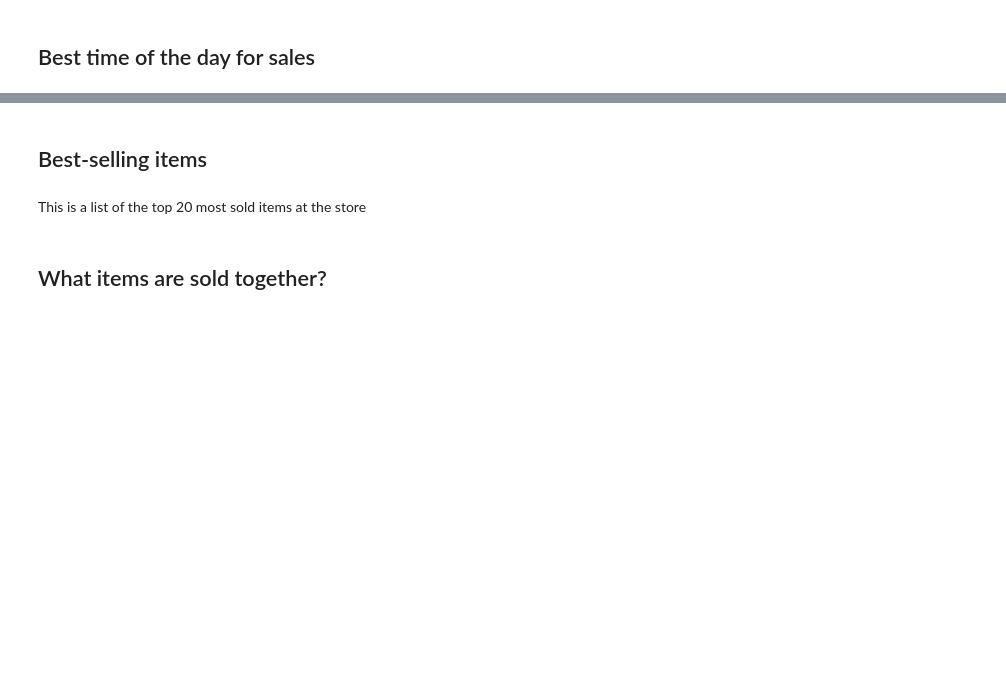
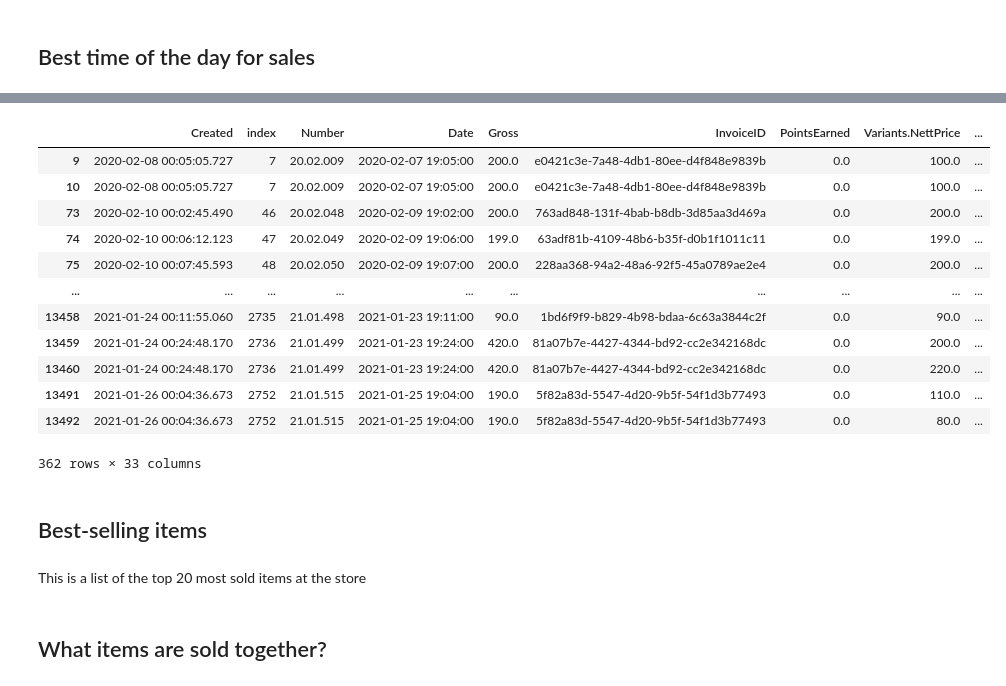
Before and after one commit to kvmvu/jamboml, a Jupyter notebook: jamboml.ipynb, the cells around one changed output, grey strips where cells are left out. Saved outputs shown, nothing was run; the diff lists cells and outputs as text; code cells hidden in the pictures; blank space fills up the shorter version.

```diff
--- a/jamboml.ipynb
+++ b/jamboml.ipynb
@@ -319,5 +425,3 @@ tags1_list = df.Tag1.value_counts().reset_index()
 tags2_list = df.Tag2.value_counts().reset_index()
 tags3_list = df.Tag3.value_counts().reset_index()
 tags4_list = df.Tag4.value_counts().reset_index()
-
-df['product']= pd.concat(df.Tag1, df.Tag2)
@@ -350,3 +481,20 @@ plt.show()
+# %%
+test = df.loc[(df['hour'] < 0)]
+test
+# %% [output]
+|  | Created | index | Number | Date | Gross | InvoiceID | PointsEarned | Variants.NettPrice | ... |
+| 9 | 2020-02-08 00:05:05.727 | 7 | 20.02.009 | 2020-02-07 19:05:00 | 200.0 | e0421c3e-7a48-4db1-80ee-d4f848e9839b | 0.0 | 100.0 | ... |
+| 10 | 2020-02-08 00:05:05.727 | 7 | 20.02.009 | 2020-02-07 19:05:00 | 200.0 | e0421c3e-7a48-4db1-80ee-d4f848e9839b | 0.0 | 100.0 | ... |
+| 73 | 2020-02-10 00:02:45.490 | 46 | 20.02.048 | 2020-02-09 19:02:00 | 200.0 | 763ad848-131f-4bab-b8db-3d85aa3d469a | 0.0 | 200.0 | ... |
+| 74 | 2020-02-10 00:06:12.123 | 47 | 20.02.049 | 2020-02-09 19:06:00 | 199.0 | 63adf81b-4109-48b6-b35f-d0b1f1011c11 | 0.0 | 199.0 | ... |
+| 75 | 2020-02-10 00:07:45.593 | 48 | 20.02.050 | 2020-02-09 19:07:00 | 200.0 | 228aa368-94a2-48a6-92f5-45a0789ae2e4 | 0.0 | 200.0 | ... |
+| ... | ... | ... | ... | ... | ... | ... | ... | ... | ... |
+| 13458 | 2021-01-24 00:11:55.060 | 2735 | 21.01.498 | 2021-01-23 19:11:00 | 90.0 | 1bd6f9f9-b829-4b98-bdaa-6c63a3844c2f | 0.0 | 90.0 | ... |
+| 13459 | 2021-01-24 00:24:48.170 | 2736 | 21.01.499 | 2021-01-23 19:24:00 | 420.0 | 81a07b7e-4427-4344-bd92-cc2e342168dc | 0.0 | 200.0 | ... |
+| 13460 | 2021-01-24 00:24:48.170 | 2736 | 21.01.499 | 2021-01-23 19:24:00 | 420.0 | 81a07b7e-4427-4344-bd92-cc2e342168dc | 0.0 | 220.0 | ... |
+| 13491 | 2021-01-26 00:04:36.673 | 2752 | 21.01.515 | 2021-01-25 19:04:00 | 190.0 | 5f82a83d-5547-4d20-9b5f-54f1d3b77493 | 0.0 | 110.0 | ... |
+| 13492 | 2021-01-26 00:04:36.673 | 2752 | 21.01.515 | 2021-01-25 19:04:00 | 190.0 | 5f82a83d-5547-4d20-9b5f-54f1d3b77493 | 0.0 | 80.0 | ... |
+362 rows × 33 columns
 # %% [markdown]
 ## Best-selling items
 # %%
```
Also changed, not shown: parts of 23 cells of this notebook, 3 other files.
